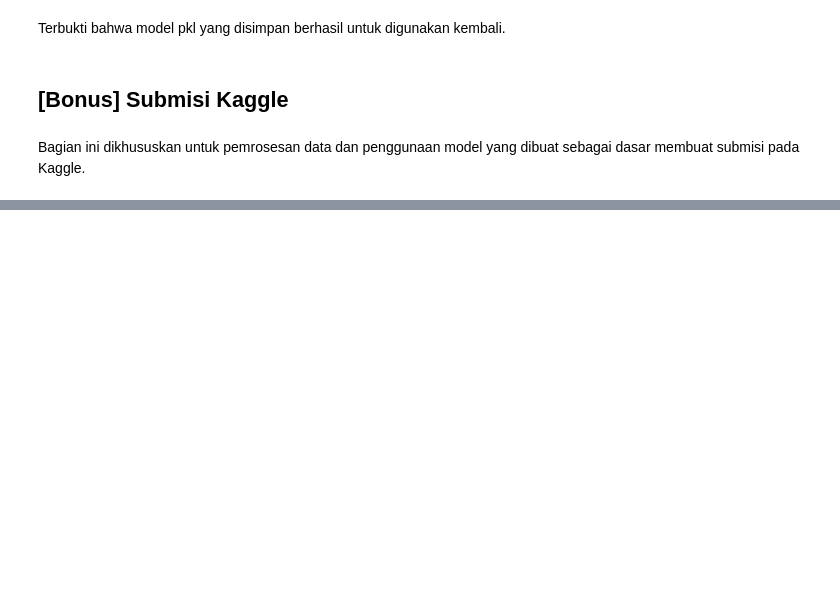
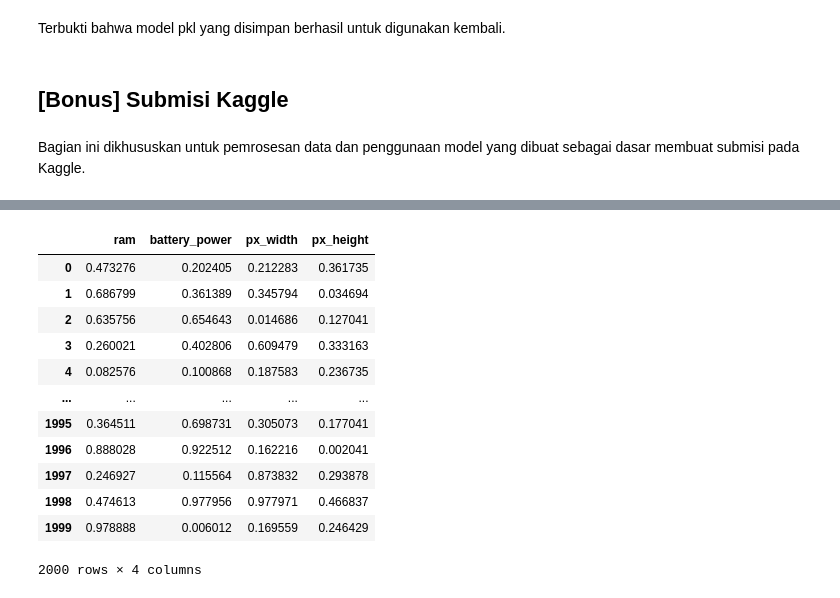
Before and after one commit to mikeleo03/Supervised-Learning-Algorithm, a Jupyter notebook: src/naive.ipynb, the cells around one changed output, grey strips where cells are left out. Saved outputs shown, nothing was run; the diff lists cells and outputs as text; code cells hidden in the pictures; blank space fills up the shorter version.

```diff
--- a/src/naive.ipynb
+++ b/src/naive.ipynb
@@ -276,0 +350,23 @@ Bagian ini dikhususkan untuk pemrosesan data dan penggunaan model yang dibuat se
+# %%
+# Dilakukan standarisasi dengan scaler yang dibuat mandiri
+from utils.scaler import Scaler
+
+scaler = Scaler()
+x_traink = scaler.fit_transform(x_traink)
+x_testk = scaler.transform(x_testk)
+
+x_traink
+# %% [output]
+|  | ram | battery_power | px_width | px_height |
+| 0 | 0.473276 | 0.202405 | 0.212283 | 0.361735 |
+| 1 | 0.686799 | 0.361389 | 0.345794 | 0.034694 |
+| 2 | 0.635756 | 0.654643 | 0.014686 | 0.127041 |
+| 3 | 0.260021 | 0.402806 | 0.609479 | 0.333163 |
+| 4 | 0.082576 | 0.100868 | 0.187583 | 0.236735 |
+| ... | ... | ... | ... | ... |
+| 1995 | 0.364511 | 0.698731 | 0.305073 | 0.177041 |
+| 1996 | 0.888028 | 0.922512 | 0.162216 | 0.002041 |
+| 1997 | 0.246927 | 0.115564 | 0.873832 | 0.293878 |
+| 1998 | 0.474613 | 0.977956 | 0.977971 | 0.466837 |
+| 1999 | 0.978888 | 0.006012 | 0.169559 | 0.246429 |
+2000 rows × 4 columns
```
Also changed, not shown: parts of 17 cells of this notebook, 3 other files.
